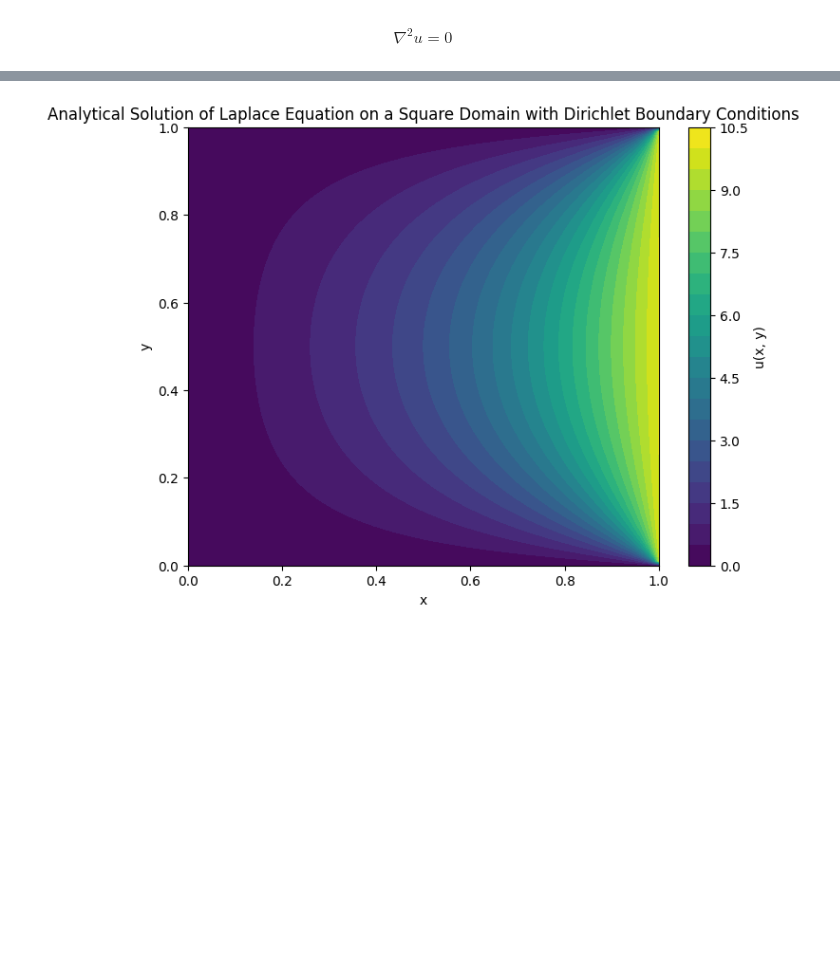
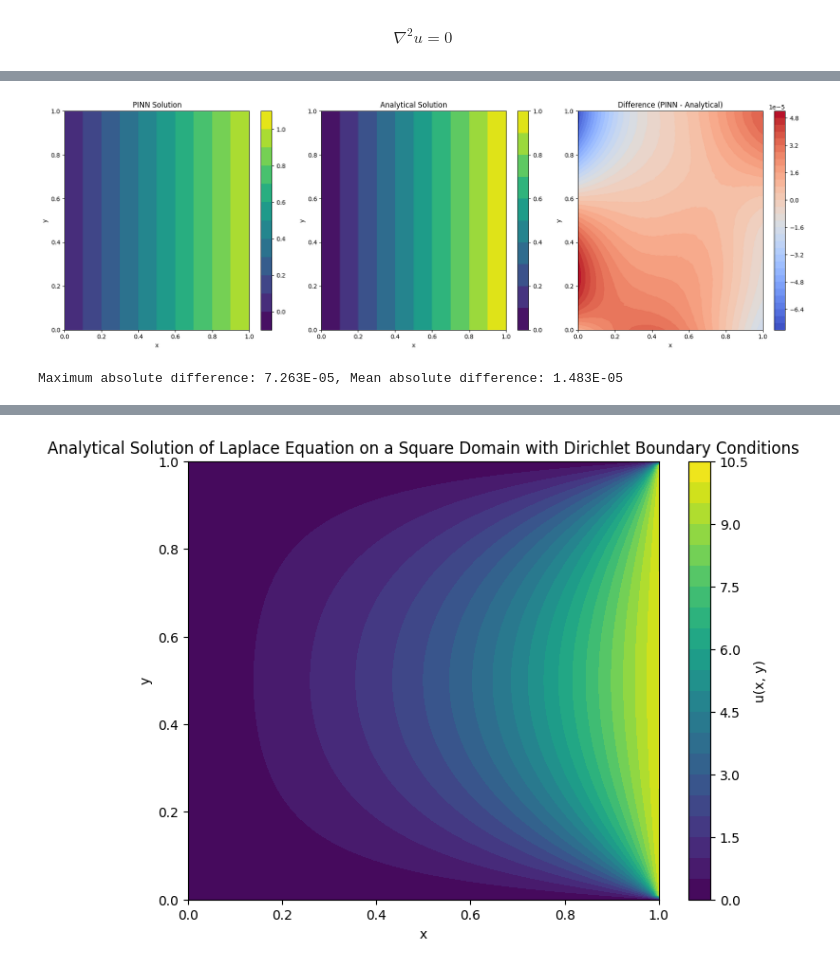
Before and after one commit to jolu2111/Prosjektoppgave, a Jupyter notebook: Laplace_equation.ipynb, the cells around one changed output, grey strips where cells are left out. Drawn from its saved outputs; the diff is of its cells as text; code cells hidden in the pictures; blank space fills up the shorter version.

```diff
--- a/Laplace_equation.ipynb
+++ b/Laplace_equation.ipynb
@@ -161,0 +206,49 @@ Epoch 5000, Total Loss: 8.646489391139767e-07, Domain Loss: 7.923088105599163e-0
+# %%
+# Define the grid
+num = 100
+x = y = torch.linspace(0, 1, num)
+X, Y = torch.meshgrid(x, y)
+test_points = torch.cat([X.reshape(-1, 1), Y.reshape(-1, 1)], dim=1)
+
+# Assume `model` is your trained PINN model
+
+# PINN solution
+u_predicted = model(test_points).detach().numpy().reshape(num, num)  # Convert to numpy array for plotting
+
+# Analytical solution
+u_analytical = X.numpy()  # Linear solution u(x, y) = x, independent of y
+
+# Difference between PINN solution and analytical solution
+u_difference = u_predicted - u_analytical
+
+# Plotting
+fig, axs = plt.subplots(1, 3, figsize=(18, 6))
+
+# Plot 1: PINN Solution
+c1 = axs[0].contourf(X.numpy(), Y.numpy(), u_predicted, levels=10, cmap="viridis")
+fig.colorbar(c1, ax=axs[0])
+axs[0].set_title("PINN Solution")
+axs[0].set_xlabel("x")
+axs[0].set_ylabel("y")
+
+# Plot 2: Analytical Solution
+c2 = axs[1].contourf(X.numpy(), Y.numpy(), u_analytical, levels=10, cmap="viridis")
+fig.colorbar(c2, ax=axs[1])
+axs[1].set_title("Analytical Solution")
+axs[1].set_xlabel("x")
+axs[1].set_ylabel("y")
+
+# Plot 3: Difference (PINN - Analytical)
+c3 = axs[2].contourf(X.numpy(), Y.numpy(), u_difference, levels=40, cmap="coolwarm")
+fig.colorbar(c3, ax=axs[2])
+axs[2].set_title("Difference (PINN - Analytical)")
+axs[2].set_xlabel("x")
+axs[2].set_ylabel("y")
+
+plt.tight_layout()  # Adjust layout to reduce whitespace
+plt.show()
+
+print(f"Maximum absolute difference: {np.abs(u_difference).max():.3E}, Mean absolute difference: {np.abs(u_difference).mean():.3E}")
+# %% [output]
+[figure, added]
+Maximum absolute difference: 7.263E-05, Mean absolute difference: 1.483E-05
```
Also changed, not shown: parts of 19 cells of this notebook, 4 other files.
